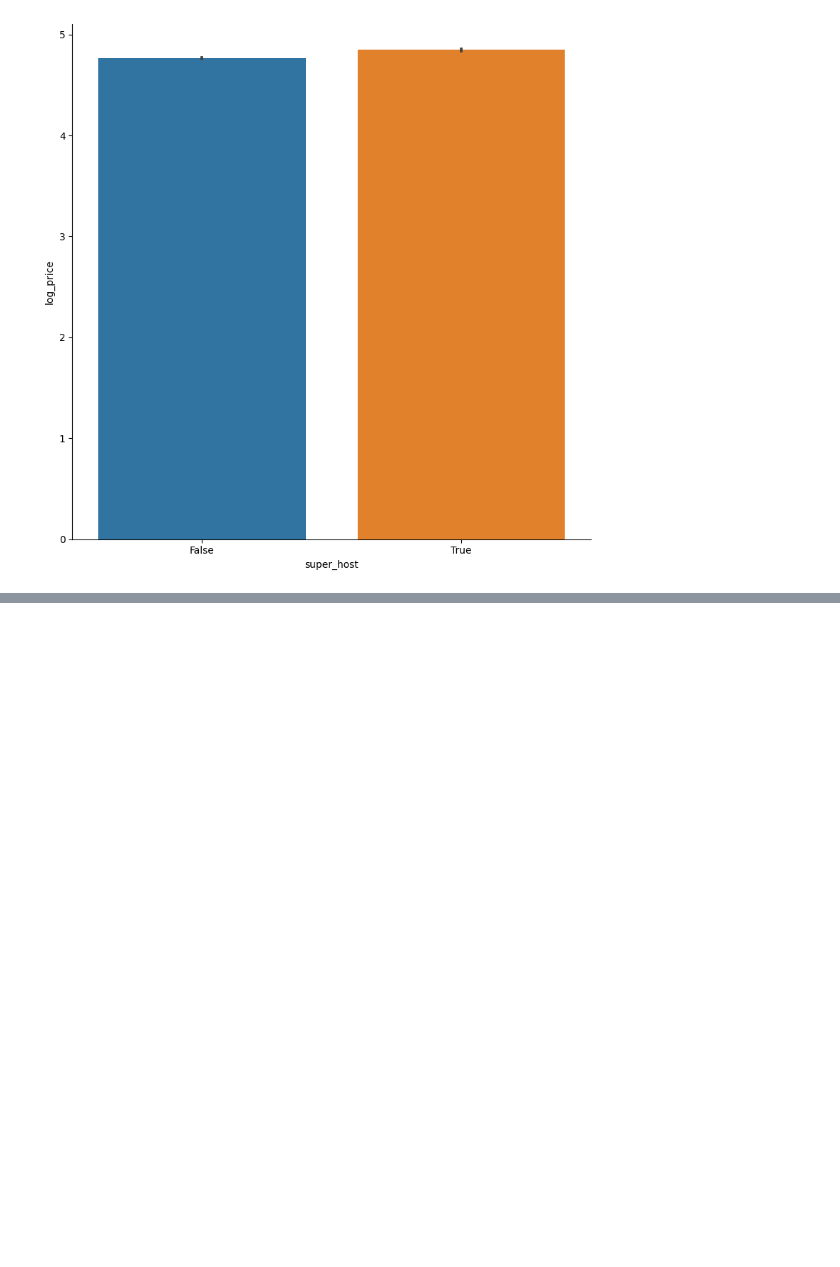
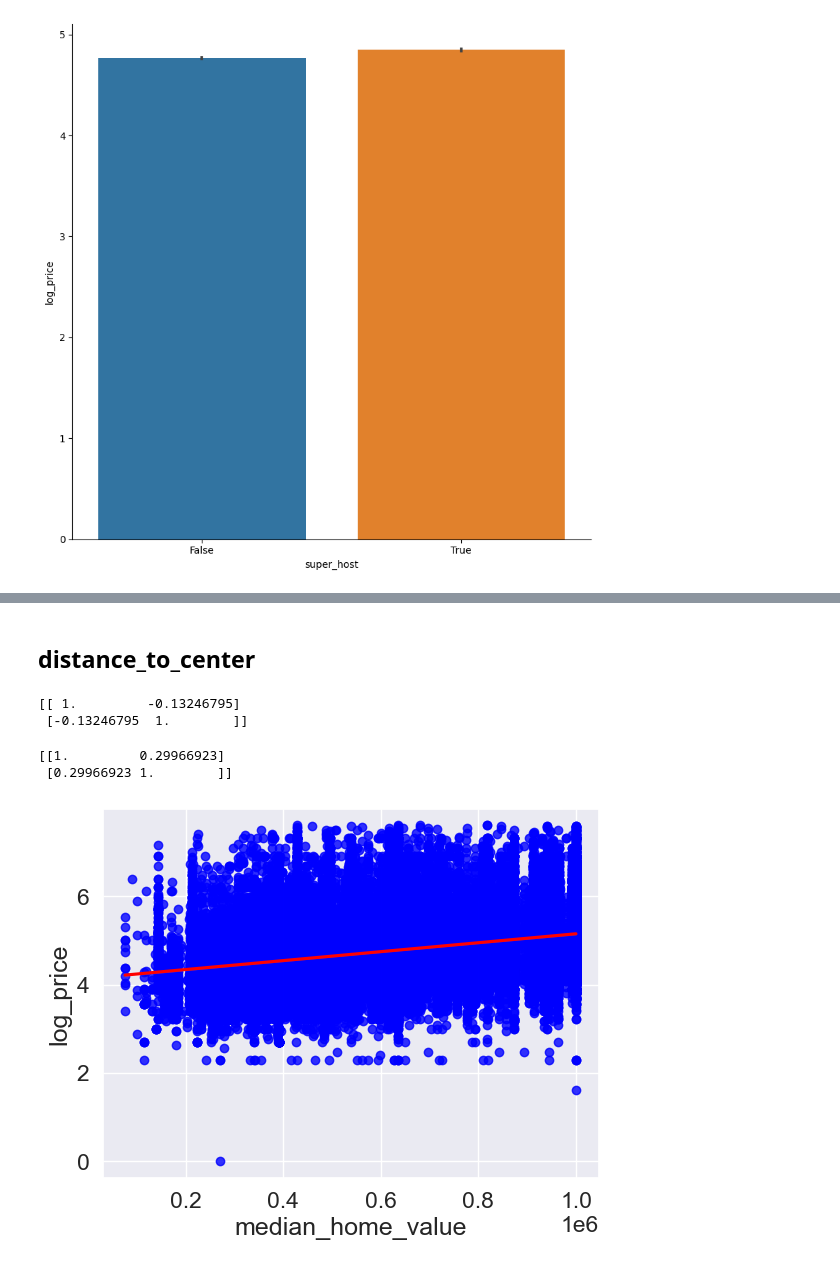
Before and after one commit to semasar/Final-Proje_Airbnb, a Jupyter notebook: data_preproccesing.ipynb, the cells around one changed output, grey strips where cells are left out. Drawn from its saved outputs; the diff is of its cells as text; code cells hidden in the pictures; blank space fills up the shorter version.

```diff
--- a/data_preproccesing.ipynb
+++ b/data_preproccesing.ipynb
@@ -1426,0 +1428,3 @@ catplot('super_host')
+# %%
+# Lets handle missing values
+df['median_home_value'] = df['median_home_value'].fillna(df['median_home_value'].mean())
@@ -1426,0 +1443,44 @@ catplot('super_host')
+# %% [markdown]
+## distance_to_center
+# %%
+# Defining center coordinates of each city
+
+for index, row in df.iterrows():
+    if df.loc[index, 'city'] == 'NYC':
+        df.loc[index, 'lat_center'] = 40.72
+        df.loc[index, 'long_center'] = -74.0060
+    elif df.loc[index, 'city'] == 'LA':
+        df.loc[index, 'lat_center'] = 34.0522
+        df.loc[index, 'long_center'] = -118.2437
+    elif df.loc[index, 'city'] == 'SF':
+        df.loc[index, 'lat_center'] = 37.7749
+        df.loc[index, 'long_center'] = -122.4194
+    elif df.loc[index, 'city'] == 'DC':
+        df.loc[index, 'lat_center'] = 38.9072
+        df.loc[index, 'long_center'] = -77.0369
+    elif df.loc[index, 'city'] == 'Chicago':
+        df.loc[index, 'lat_center'] = 41.8781
+        df.loc[index, 'long_center'] = -87.6298
+    elif df.loc[index, 'city'] == 'Boston':
+        df.loc[index, 'lat_center'] = 42.3601
+        df.loc[index, 'long_center'] = -71.0589
+# %%
+# Creates the new column
+df['distance_to_center']=np.sqrt((df['lat_center']-df['latitude'])**2+(df['long_center']-df['longitude'])**2)
+# %%
+def corr_columns(df,c1):
+    print (np.corrcoef(df[c1], df['log_price']))
+    sns.regplot(x=df[c1],y=df['log_price'],fit_reg=True,scatter_kws={'color': 'blue'}, line_kws={'color': 'red'})
+    plt.show()
+# %%
+# lets see how our new column effect log_price
+corr_columns(df,'distance_to_center')
+# %% [output]
+[[ 1.         -0.13246795]
+ [-0.13246795  1.        ]]
+# %%
+corr_columns(df,'median_home_value')
+# %% [output]
+[[1.         0.29966923]
+ [0.29966923 1.        ]]
+[figure, added]
```
Also changed, not shown: parts of 8 cells of this notebook.
